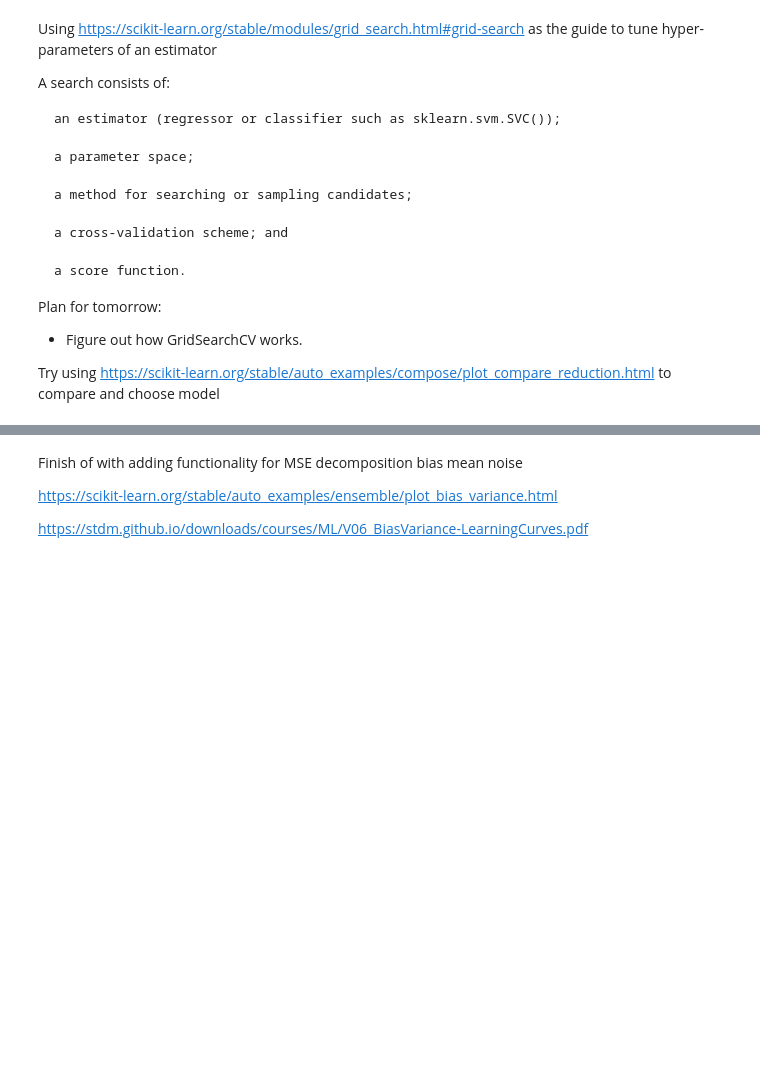
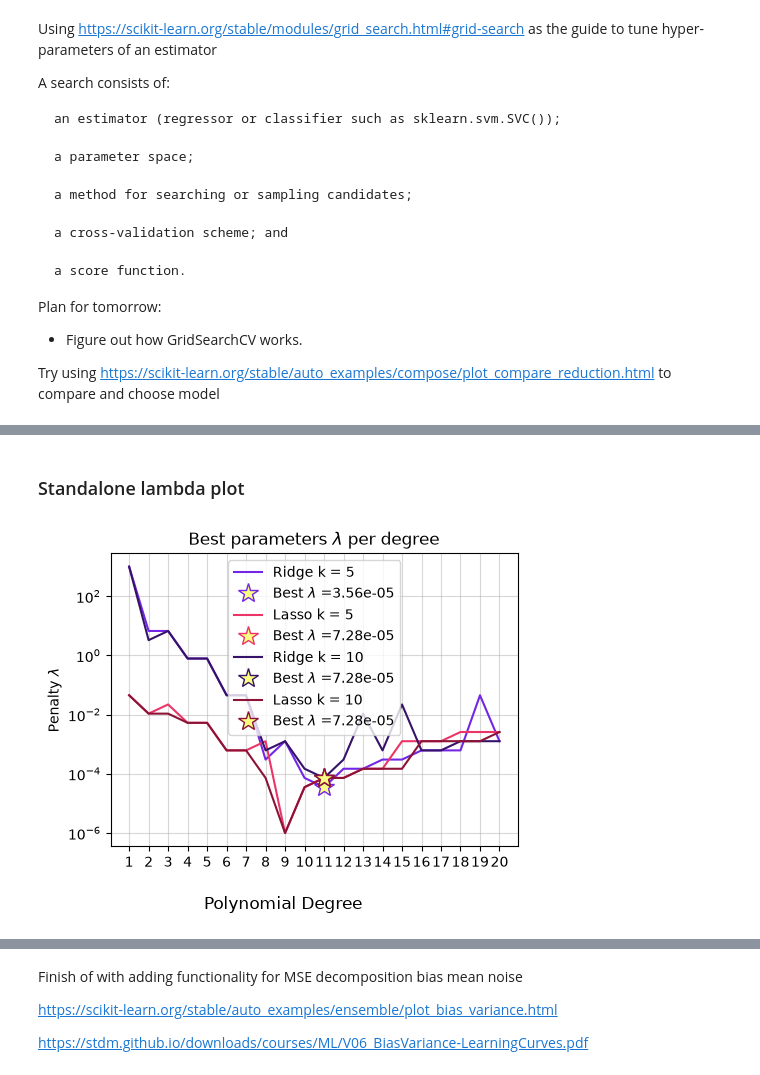
Before and after one commit to nillescorner/FYS-STK4155-Group, a Jupyter notebook: Project_1/Code/Project1.ipynb, the cells around one changed output, grey strips where cells are left out. Drawn from its saved outputs; the diff is of its cells as text; code cells hidden in the pictures; blank space fills up the shorter version.

```diff
--- a/Project_1/Code/Project1.ipynb
+++ b/Project_1/Code/Project1.ipynb
@@ -1562,0 +1604,54 @@ plt.savefig(fname='figs/Part_i_hyperparameters.pdf')
+# %% [markdown]
+### Standalone lambda plot
+# %%
+fig, ax = plt.subplots(figsize=(5, 5))
+
+import colors as c
+
+for model_shorthand in model_shorthands:
+    model, _, _, k = model_shorthand.split()
+
+    if model == 'ridge':
+        color = c.RIDGE if k == '5' else c.RIDGE2
+    elif model == 'lasso':
+        color = c.LASSO if k == '5' else c.LASSO2
+
+    filled_marker_style = dict(
+        marker='*',
+        markersize=15,
+        linestyle='none',
+        color='darkgrey',
+        markerfacecolor="#FAFE81",
+        markeredgecolor=color,
+    )
+
+    ax.plot(
+        degs,
+        results[model_shorthand]['best_params'],
+        color=color,
+        label=model.capitalize() + f" k = {k}",
+    )
+
+    best_idx = np.argmin(results[model_shorthand]['mse'])
+    ax.plot(
+        degs[best_idx],
+        results[model_shorthand]['best_params'][best_idx],
+        label=(
+            r'Best $\lambda$ ='
+            + f"{results[model_shorthand]['best_params'][best_idx]:0.2e}"
+        ),
+        **filled_marker_style,
+    )
+
+ax.set_title(r'Best parameters $\lambda$ per degree')
+ax.set_ylabel(r'Penalty $\lambda$')
+ax.set_xticks(degs)
+ax.grid(which="both", alpha=0.5)
+ax.set_yscale("log")
+ax.legend()
+
+fig.supxlabel("Polynomial Degree").set_in_layout(True)
+fig.tight_layout()
+plt.savefig(fname=FIG_DIR/'Part_i_besthyperparameters.pdf')
+# %% [output]
+[figure, added]
```
Also changed, not shown: parts of 15 cells of this notebook, 6 other files.
